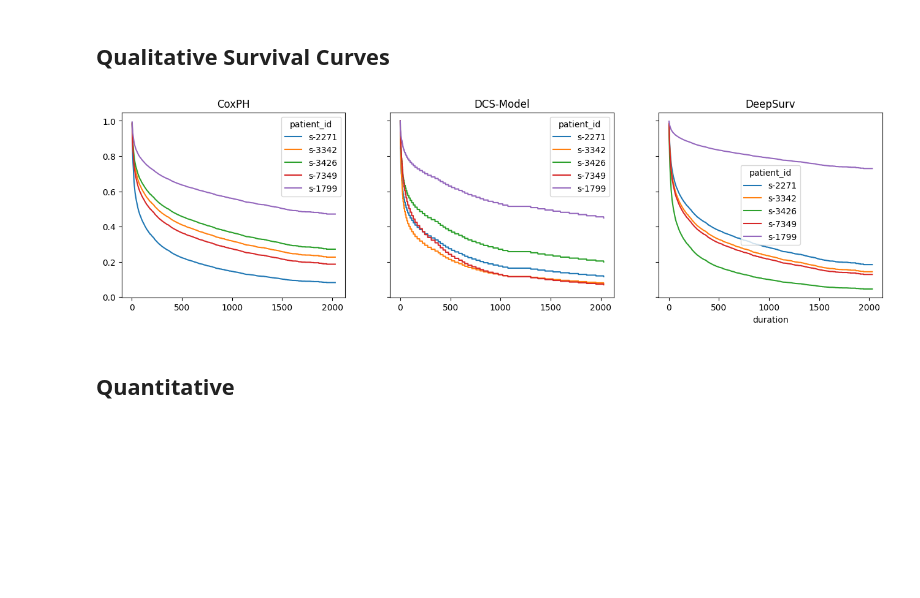
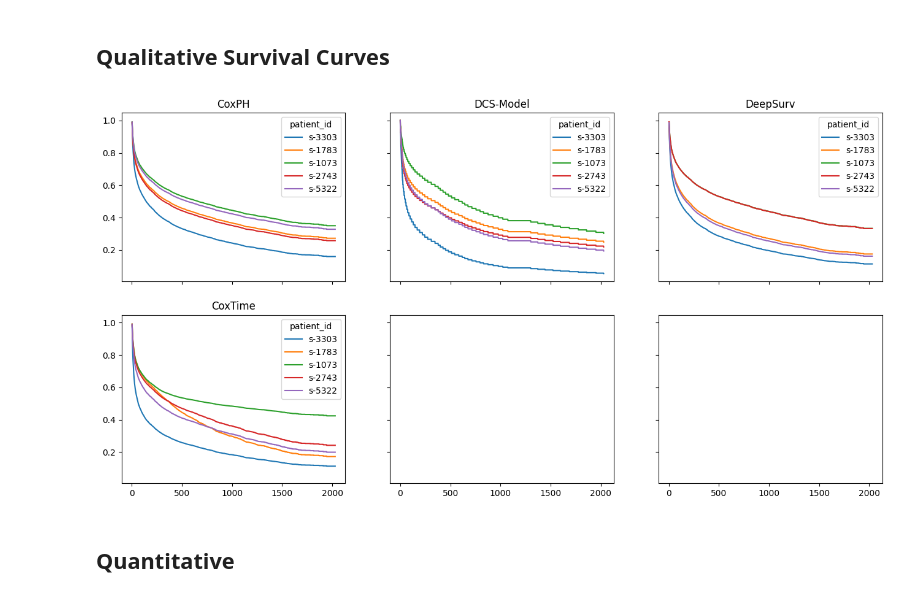
Before and after one commit to imsb-uke/dcsurv, a Jupyter notebook: example.ipynb, the cells around one changed output. Drawn from its saved outputs; the diff is of its cells as text; code cells hidden in the pictures; blank space fills up the shorter version.

Commit message:
add coxtime model

```diff
--- a/example.ipynb
+++ b/example.ipynb
@@ -103,9 +103,7 @@ Convergence success after 12 iterations.
 | -log2(p) of ll-ratio test | 502.44 |
 CoxPH(verbose=True)
 # %%
-from dcs.models.deepsurv import DeepSurv
-
-deepsurv = DeepSurv(verbose=True)
+deepsurv = dcs.models.DeepSurv(verbose=True)
 deepsurv.fit(train_X_t, train_y)
 predictions['DeepSurv'] = deepsurv.predict(test_X_t)
 # %% [output]
@@ -126,3 +124,7 @@ predictions['DeepSurv'] = deepsurv.predict(test_X_t)
 125:    [0s / 37s],             train_loss: 4.1755,     val_loss: 4.1799
 126:    [0s / 38s],             train_loss: 4.1804,     val_loss: 4.1777
 127:    [0s / 38s],             train_loss: 4.1741,     val_loss: 4.1841
+# %%
+coxtime = dcs.models.CoxTime(verbose=True)
+coxtime.fit(train_X_t, train_y)
+predictions['CoxTime'] = coxtime.predict(test_X_t)
@@ -162,24 +183,22 @@ predictions['DCS-Model'] = dcs_model.predict(test_X_t)
 # %%
 import matplotlib.pyplot as plt
 
 sample_idx = test_X.sample(5).index
 
 nrows=int(np.ceil(len(predictions)/3))
 
 fig, axs = plt.subplots(
     figsize=(16, 4*nrows), dpi=100,
     ncols=3, nrows=nrows,
     sharex=True, sharey=True)
 axs = axs.reshape(-1)
 
-i=0
-for model_name, prediction in predictions.items():
+for i, (model_name, prediction) in enumerate(predictions.items()):
     ax = axs[i]
     prediction.loc[sample_idx].T.plot(ax=ax)
     ax.set_title(model_name)
-    i += 1
 # %% [output]
-[figure, old version]
+[figure, new version]
 # %% [markdown]
 ## Quantitative
 # %%
```
Also changed, not shown: parts of 1 cell of this notebook, 1 other file.
